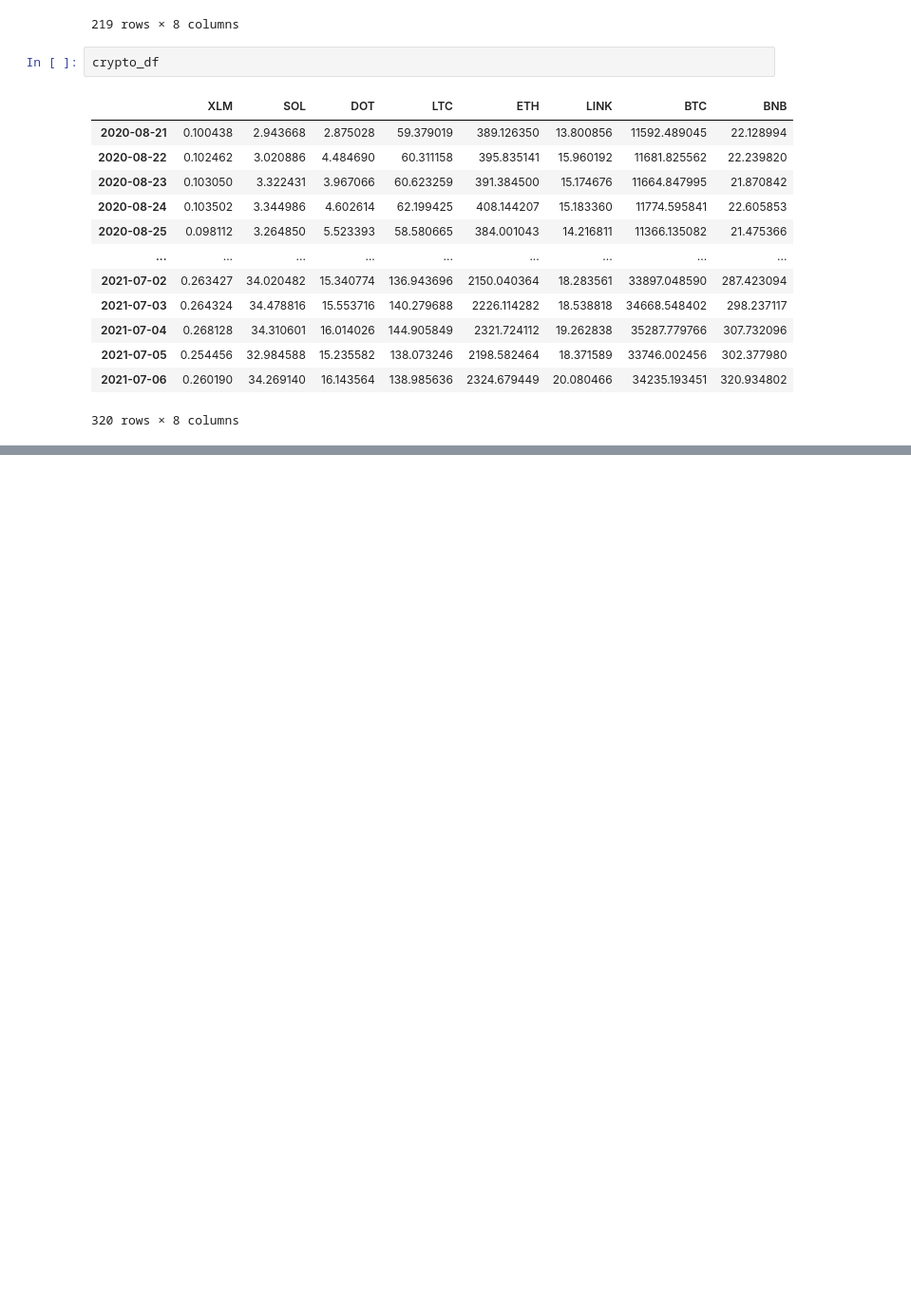
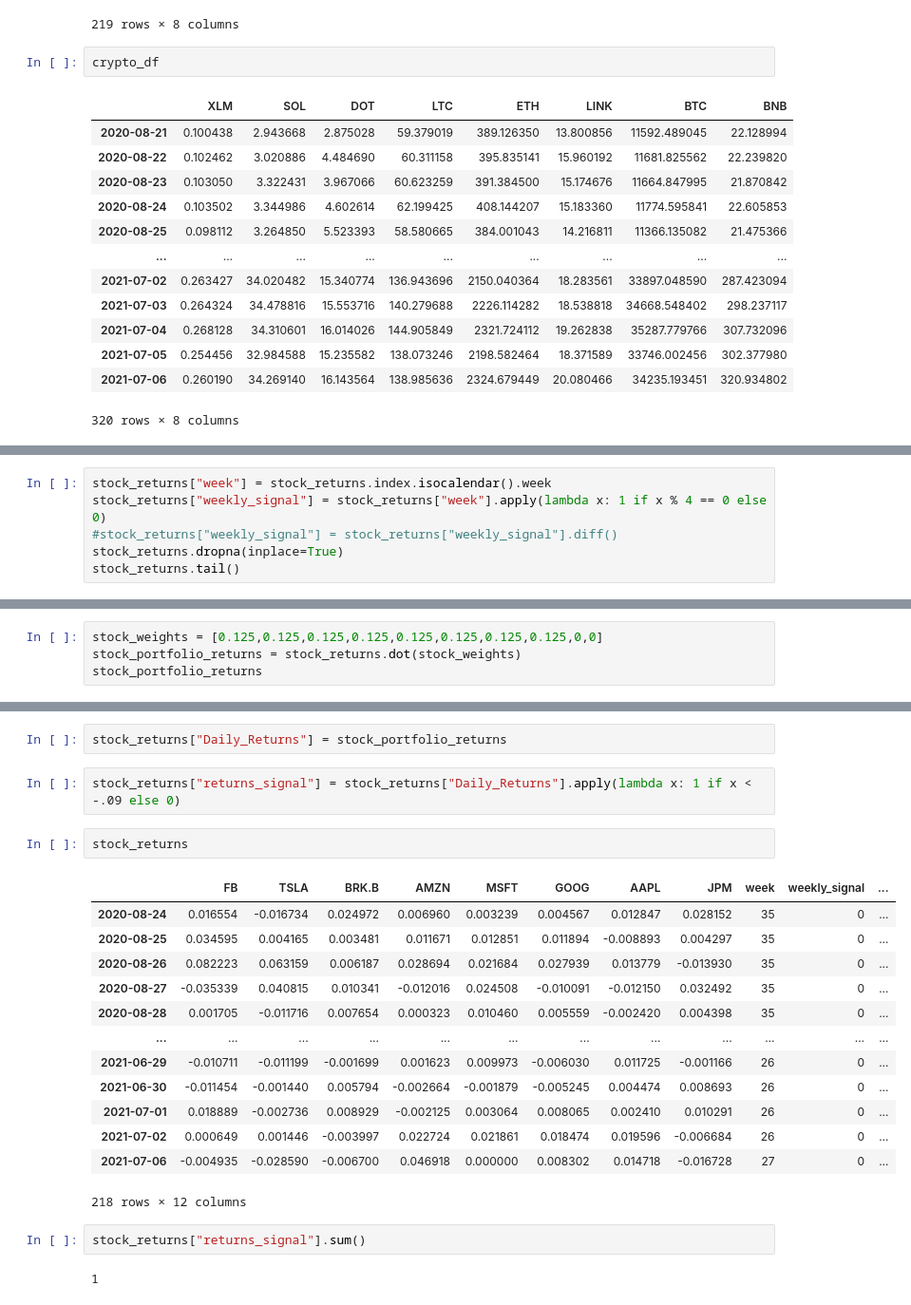
Before and after one commit to haege101/Algorithmic-DCA-Trading-Model, a Jupyter notebook: final_dfs.ipynb, the cells around one changed output, grey strips where cells are left out. Shown at 95% size. Cells and saved outputs as stored; diff of their text form; blank space fills up the shorter version.

Commit message:
added stock signals

```diff
--- a/final_dfs.ipynb
+++ b/final_dfs.ipynb
@@ -287,0 +305,6 @@ crypto_returns["returns_signal"].sum()
+# %%
+stock_returns["week"] = stock_returns.index.isocalendar().week
+stock_returns["weekly_signal"] = stock_returns["week"].apply(lambda x: 1 if x % 4 == 0 else 0)
+#stock_returns["weekly_signal"] = stock_returns["weekly_signal"].diff()
+stock_returns.dropna(inplace=True)
+stock_returns.tail()
@@ -287,0 +318,4 @@ crypto_returns["returns_signal"].sum()
+# %%
+stock_weights = [0.125,0.125,0.125,0.125,0.125,0.125,0.125,0.125,0,0]
+stock_portfolio_returns = stock_returns.dot(stock_weights)
+stock_portfolio_returns
@@ -287,0 +335,24 @@ crypto_returns["returns_signal"].sum()
+# %%
+stock_returns["Daily_Returns"] = stock_portfolio_returns
+# %%
+stock_returns["returns_signal"] = stock_returns["Daily_Returns"].apply(lambda x: 1 if x < -.09 else 0)
+# %%
+stock_returns
+# %% [output]
+|  | FB | TSLA | BRK.B | AMZN | MSFT | GOOG | AAPL | JPM | week | weekly_signal | ... |
+| 2020-08-24 | 0.016554 | -0.016734 | 0.024972 | 0.006960 | 0.003239 | 0.004567 | 0.012847 | 0.028152 | 35 | 0 | ... |
+| 2020-08-25 | 0.034595 | 0.004165 | 0.003481 | 0.011671 | 0.012851 | 0.011894 | -0.008893 | 0.004297 | 35 | 0 | ... |
+| 2020-08-26 | 0.082223 | 0.063159 | 0.006187 | 0.028694 | 0.021684 | 0.027939 | 0.013779 | -0.013930 | 35 | 0 | ... |
+| 2020-08-27 | -0.035339 | 0.040815 | 0.010341 | -0.012016 | 0.024508 | -0.010091 | -0.012150 | 0.032492 | 35 | 0 | ... |
+| 2020-08-28 | 0.001705 | -0.011716 | 0.007654 | 0.000323 | 0.010460 | 0.005559 | -0.002420 | 0.004398 | 35 | 0 | ... |
+| ... | ... | ... | ... | ... | ... | ... | ... | ... | ... | ... | ... |
+| 2021-06-29 | -0.010711 | -0.011199 | -0.001699 | 0.001623 | 0.009973 | -0.006030 | 0.011725 | -0.001166 | 26 | 0 | ... |
+| 2021-06-30 | -0.011454 | -0.001440 | 0.005794 | -0.002664 | -0.001879 | -0.005245 | 0.004474 | 0.008693 | 26 | 0 | ... |
+| 2021-07-01 | 0.018889 | -0.002736 | 0.008929 | -0.002125 | 0.003064 | 0.008065 | 0.002410 | 0.010291 | 26 | 0 | ... |
+| 2021-07-02 | 0.000649 | 0.001446 | -0.003997 | 0.022724 | 0.021861 | 0.018474 | 0.019596 | -0.006684 | 26 | 0 | ... |
+| 2021-07-06 | -0.004935 | -0.028590 | -0.006700 | 0.046918 | 0.000000 | 0.008302 | 0.014718 | -0.016728 | 27 | 0 | ... |
+218 rows × 12 columns
+# %%
+stock_returns["returns_signal"].sum()
+# %% [output]
+1
```
Also changed, not shown: parts of 23 cells of this notebook.
